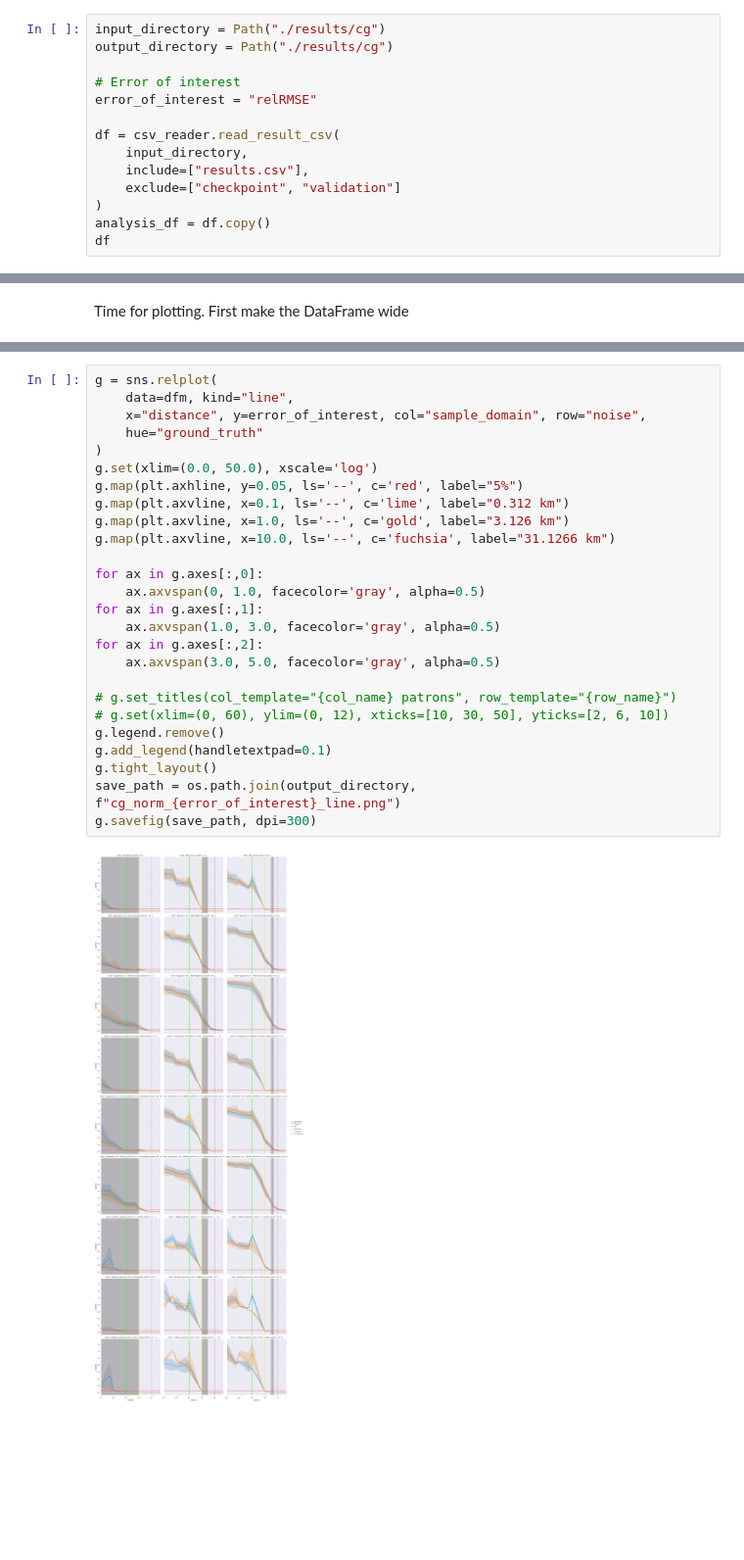
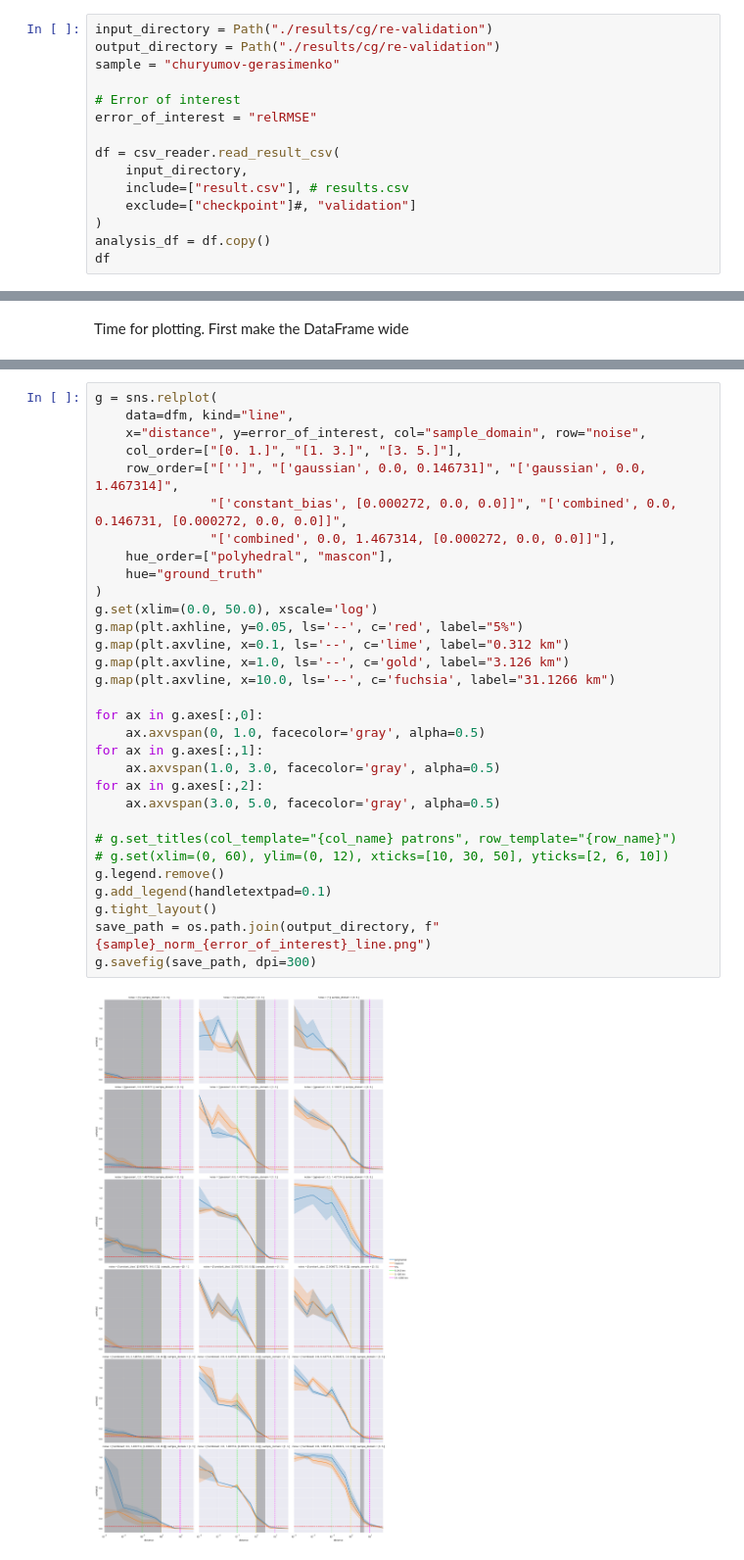
Before and after one commit to gomezzz/geodesyNets, a Jupyter notebook: P3 - Analysis CG.ipynb, the cells around one changed output, grey strips where cells are left out. Shown at 98% size. Cells and saved outputs as stored; diff of their text form; blank space fills up the shorter version.

Commit message:
by hand, new results

```diff
--- a/P3 - Analysis CG.ipynb
+++ b/P3 - Analysis CG.ipynb
@@ -23,16 +23,17 @@ warnings.filterwarnings('ignore')
 # %% [markdown]
 Next, we read all finalized CSV files from the given `input_directory`:
 # %%
-input_directory = Path("./results/cg")
-output_directory = Path("./results/cg")
+input_directory = Path("./results/cg/re-validation")
+output_directory = Path("./results/cg/re-validation")
+sample = "churyumov-gerasimenko"
 
 # Error of interest
 error_of_interest = "relRMSE"
 
 df = csv_reader.read_result_csv(
     input_directory,
-    include=["results.csv"],
-    exclude=["checkpoint", "validation"]
+    include=["result.csv"], # results.csv
+    exclude=["checkpoint"]#, "validation"]
 )
 analysis_df = df.copy()
 df
@@ -164,31 +165,36 @@ dfm
 # %%
 g = sns.relplot(
     data=dfm, kind="line",
     x="distance", y=error_of_interest, col="sample_domain", row="noise",
+    col_order=["[0. 1.]", "[1. 3.]", "[3. 5.]"],
+    row_order=["['']", "['gaussian', 0.0, 0.146731]", "['gaussian', 0.0, 1.467314]",
+               "['constant_bias', [0.000272, 0.0, 0.0]]", "['combined', 0.0, 0.146731, [0.000272, 0.0, 0.0]]",
+               "['combined', 0.0, 1.467314, [0.000272, 0.0, 0.0]]"],
+    hue_order=["polyhedral", "mascon"],
     hue="ground_truth"
 )
 g.set(xlim=(0.0, 50.0), xscale='log')
 g.map(plt.axhline, y=0.05, ls='--', c='red', label="5%")
 g.map(plt.axvline, x=0.1, ls='--', c='lime', label="0.312 km")
 g.map(plt.axvline, x=1.0, ls='--', c='gold', label="3.126 km")
 g.map(plt.axvline, x=10.0, ls='--', c='fuchsia', label="31.1266 km")
 
 for ax in g.axes[:,0]:
     ax.axvspan(0, 1.0, facecolor='gray', alpha=0.5)
 for ax in g.axes[:,1]:
     ax.axvspan(1.0, 3.0, facecolor='gray', alpha=0.5)
 for ax in g.axes[:,2]:
     ax.axvspan(3.0, 5.0, facecolor='gray', alpha=0.5)
 
 # g.set_titles(col_template="{col_name} patrons", row_template="{row_name}")
 # g.set(xlim=(0, 60), ylim=(0, 12), xticks=[10, 30, 50], yticks=[2, 6, 10])
 g.legend.remove()
 g.add_legend(handletextpad=0.1)
 g.tight_layout()
-save_path = os.path.join(output_directory, f"cg_norm_{error_of_interest}_line.png")
+save_path = os.path.join(output_directory, f"{sample}_norm_{error_of_interest}_line.png")
 g.savefig(save_path, dpi=300)
 # %% [output]
-[figure, old version]
+[figure, new version]
 # %%
 g = sns.catplot(
     data=dfm, kind="bar",
```
Also changed, not shown: parts of 9 cells of this notebook, 2 other files.
